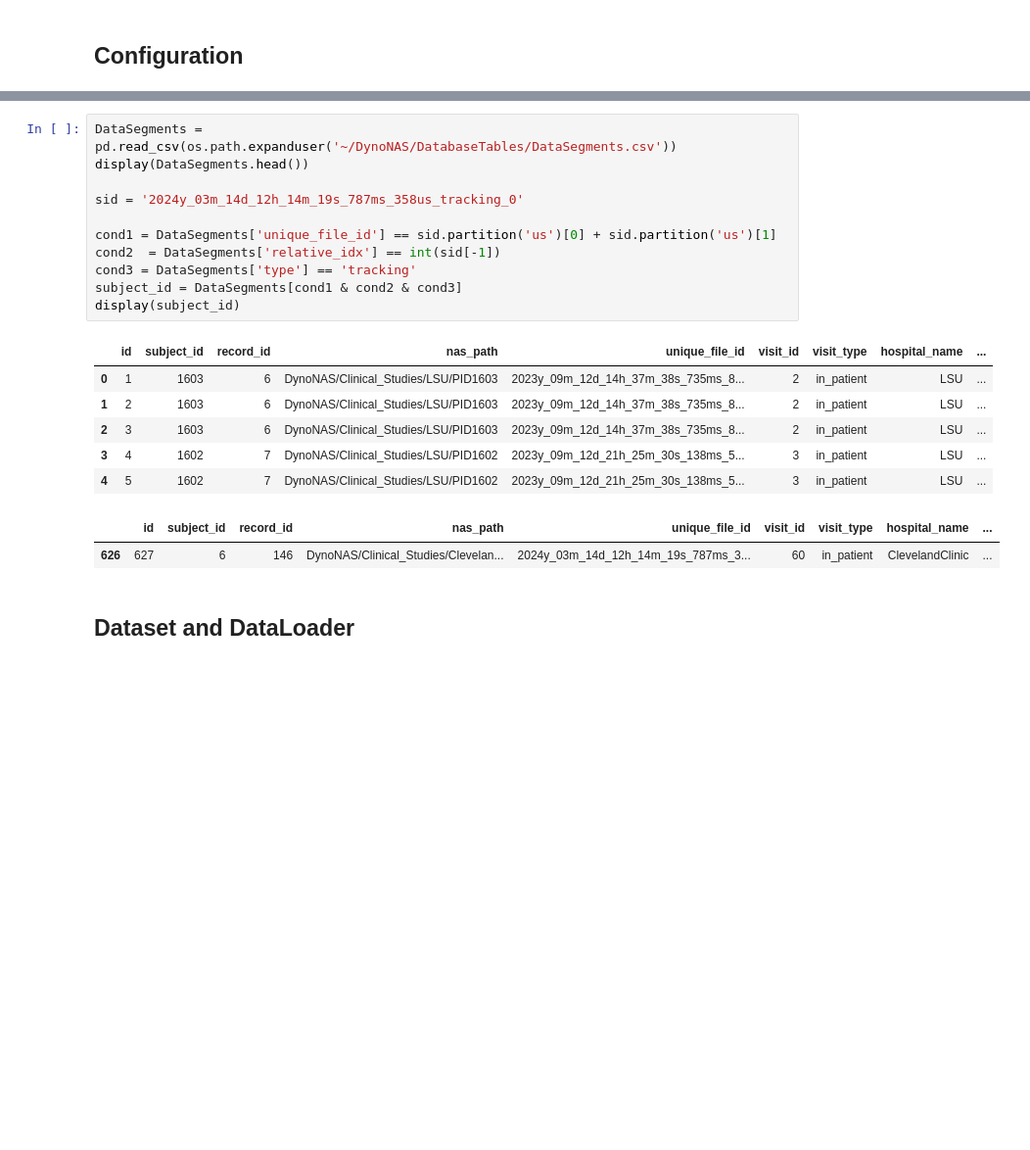
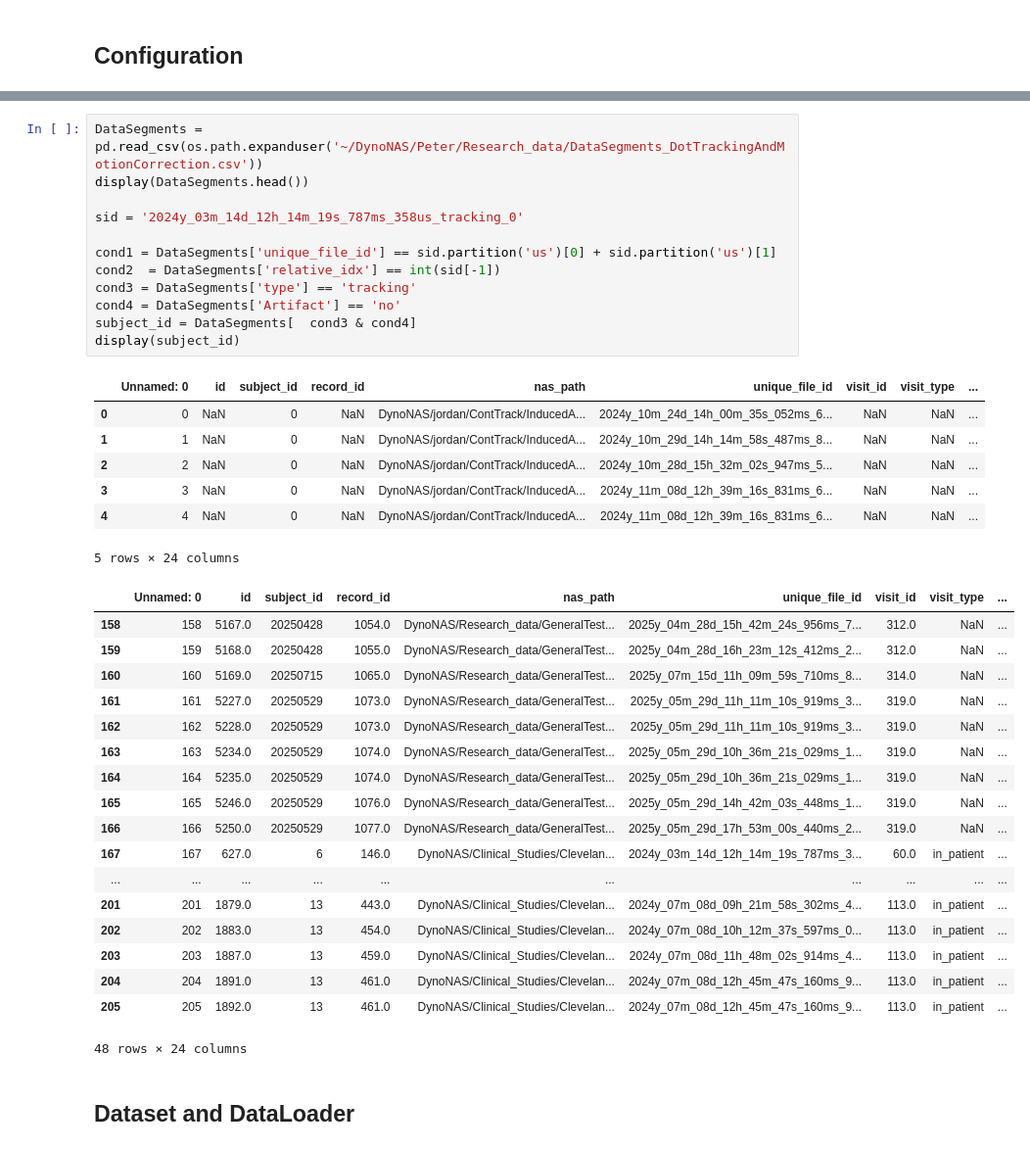
Before and after one commit to poojar25/Distraction1, a Jupyter notebook: Benefit_of_Distraction-master1/get_Dyno/training/Train_LinearTransformer.ipynb, the cells around one changed output, grey strips where cells are left out. Shown at 98% size. Saved outputs shown, nothing was run; the diff lists cells and outputs as text; blank space fills up the shorter version.

```diff
--- a/Benefit_of_Distraction-master1/get_Dyno/training/Train_LinearTransformer.ipynb
+++ b/Benefit_of_Distraction-master1/get_Dyno/training/Train_LinearTransformer.ipynb
@@ -88,25 +89,43 @@ def read_from_csv(centroids_traj_fname):
     centroid_trajectories = np.stack([odd_columns, even_columns], axis=2)
     return centroid_trajectories
 # %%
-DataSegments = pd.read_csv(os.path.expanduser('~/DynoNAS/DatabaseTables/DataSegments.csv'))
+DataSegments = pd.read_csv(os.path.expanduser('~/DynoNAS/Peter/Research_data/DataSegments_DotTrackingAndMotionCorrection.csv'))
 display(DataSegments.head())
 
 sid = '2024y_03m_14d_12h_14m_19s_787ms_358us_tracking_0'
 
 cond1 = DataSegments['unique_file_id'] == sid.partition('us')[0] + sid.partition('us')[1]
 cond2  = DataSegments['relative_idx'] == int(sid[-1])
 cond3 = DataSegments['type'] == 'tracking'
-subject_id = DataSegments[cond1 & cond2 & cond3]
+cond4 = DataSegments['Artifact'] == 'no'
+subject_id = DataSegments[  cond3 & cond4]
 display(subject_id)
 # %% [output]
-|  | id | subject_id | record_id | nas_path | unique_file_id | visit_id | visit_type | hospital_name | ... |
-| 0 | 1 | 1603 | 6 | DynoNAS/Clinical_Studies/LSU/PID1603 | 2023y_09m_12d_14h_37m_38s_735ms_8... | 2 | in_patient | LSU | ... |
-| 1 | 2 | 1603 | 6 | DynoNAS/Clinical_Studies/LSU/PID1603 | 2023y_09m_12d_14h_37m_38s_735ms_8... | 2 | in_patient | LSU | ... |
-| 2 | 3 | 1603 | 6 | DynoNAS/Clinical_Studies/LSU/PID1603 | 2023y_09m_12d_14h_37m_38s_735ms_8... | 2 | in_patient | LSU | ... |
-| 3 | 4 | 1602 | 7 | DynoNAS/Clinical_Studies/LSU/PID1602 | 2023y_09m_12d_21h_25m_30s_138ms_5... | 3 | in_patient | LSU | ... |
-| 4 | 5 | 1602 | 7 | DynoNAS/Clinical_Studies/LSU/PID1602 | 2023y_09m_12d_21h_25m_30s_138ms_5... | 3 | in_patient | LSU | ... |
+|  | Unnamed: 0 | id | subject_id | record_id | nas_path | unique_file_id | visit_id | visit_type | ... |
+| 0 | 0 | NaN | 0 | NaN | DynoNAS/jordan/ContTrack/InducedA... | 2024y_10m_24d_14h_00m_35s_052ms_6... | NaN | NaN | ... |
+| 1 | 1 | NaN | 0 | NaN | DynoNAS/jordan/ContTrack/InducedA... | 2024y_10m_29d_14h_14m_58s_487ms_8... | NaN | NaN | ... |
+| 2 | 2 | NaN | 0 | NaN | DynoNAS/jordan/ContTrack/InducedA... | 2024y_10m_28d_15h_32m_02s_947ms_5... | NaN | NaN | ... |
+| 3 | 3 | NaN | 0 | NaN | DynoNAS/jordan/ContTrack/InducedA... | 2024y_11m_08d_12h_39m_16s_831ms_6... | NaN | NaN | ... |
+| 4 | 4 | NaN | 0 | NaN | DynoNAS/jordan/ContTrack/InducedA... | 2024y_11m_08d_12h_39m_16s_831ms_6... | NaN | NaN | ... |
+5 rows × 24 columns
-|  | id | subject_id | record_id | nas_path | unique_file_id | visit_id | visit_type | hospital_name | ... |
-| 626 | 627 | 6 | 146 | DynoNAS/Clinical_Studies/Clevelan... | 2024y_03m_14d_12h_14m_19s_787ms_3... | 60 | in_patient | ClevelandClinic | ... |
+|  | Unnamed: 0 | id | subject_id | record_id | nas_path | unique_file_id | visit_id | visit_type | ... |
+| 158 | 158 | 5167.0 | 20250428 | 1054.0 | DynoNAS/Research_data/GeneralTest... | 2025y_04m_28d_15h_42m_24s_956ms_7... | 312.0 | NaN | ... |
+| 159 | 159 | 5168.0 | 20250428 | 1055.0 | DynoNAS/Research_data/GeneralTest... | 2025y_04m_28d_16h_23m_12s_412ms_2... | 312.0 | NaN | ... |
+| 160 | 160 | 5169.0 | 20250715 | 1065.0 | DynoNAS/Research_data/GeneralTest... | 2025y_07m_15d_11h_09m_59s_710ms_8... | 314.0 | NaN | ... |
+| 161 | 161 | 5227.0 | 20250529 | 1073.0 | DynoNAS/Research_data/GeneralTest... | 2025y_05m_29d_11h_11m_10s_919ms_3... | 319.0 | NaN | ... |
+| 162 | 162 | 5228.0 | 20250529 | 1073.0 | DynoNAS/Research_data/GeneralTest... | 2025y_05m_29d_11h_11m_10s_919ms_3... | 319.0 | NaN | ... |
+| 163 | 163 | 5234.0 | 20250529 | 1074.0 | DynoNAS/Research_data/GeneralTest... | 2025y_05m_29d_10h_36m_21s_029ms_1... | 319.0 | NaN | ... |
+| 164 | 164 | 5235.0 | 20250529 | 1074.0 | DynoNAS/Research_data/GeneralTest... | 2025y_05m_29d_10h_36m_21s_029ms_1... | 319.0 | NaN | ... |
+| 165 | 165 | 5246.0 | 20250529 | 1076.0 | DynoNAS/Research_data/GeneralTest... | 2025y_05m_29d_14h_42m_03s_448ms_1... | 319.0 | NaN | ... |
+| 166 | 166 | 5250.0 | 20250529 | 1077.0 | DynoNAS/Research_data/GeneralTest... | 2025y_05m_29d_17h_53m_00s_440ms_2... | 319.0 | NaN | ... |
+| 167 | 167 | 627.0 | 6 | 146.0 | DynoNAS/Clinical_Studies/Clevelan... | 2024y_03m_14d_12h_14m_19s_787ms_3... | 60.0 | in_patient | ... |
+| ... | ... | ... | ... | ... | ... | ... | ... | ... | ... |
+| 201 | 201 | 1879.0 | 13 | 443.0 | DynoNAS/Clinical_Studies/Clevelan... | 2024y_07m_08d_09h_21m_58s_302ms_4... | 113.0 | in_patient | ... |
+| 202 | 202 | 1883.0 | 13 | 454.0 | DynoNAS/Clinical_Studies/Clevelan... | 2024y_07m_08d_10h_12m_37s_597ms_0... | 113.0 | in_patient | ... |
+| 203 | 203 | 1887.0 | 13 | 459.0 | DynoNAS/Clinical_Studies/Clevelan... | 2024y_07m_08d_11h_48m_02s_914ms_4... | 113.0 | in_patient | ... |
+| 204 | 204 | 1891.0 | 13 | 461.0 | DynoNAS/Clinical_Studies/Clevelan... | 2024y_07m_08d_12h_45m_47s_160ms_9... | 113.0 | in_patient | ... |
+| 205 | 205 | 1892.0 | 13 | 461.0 | DynoNAS/Clinical_Studies/Clevelan... | 2024y_07m_08d_12h_45m_47s_160ms_9... | 113.0 | in_patient | ... |
+48 rows × 24 columns
 # %% [markdown]
 ## Dataset and DataLoader
 # %%
```
Also changed, not shown: parts of 7 cells of this notebook.
